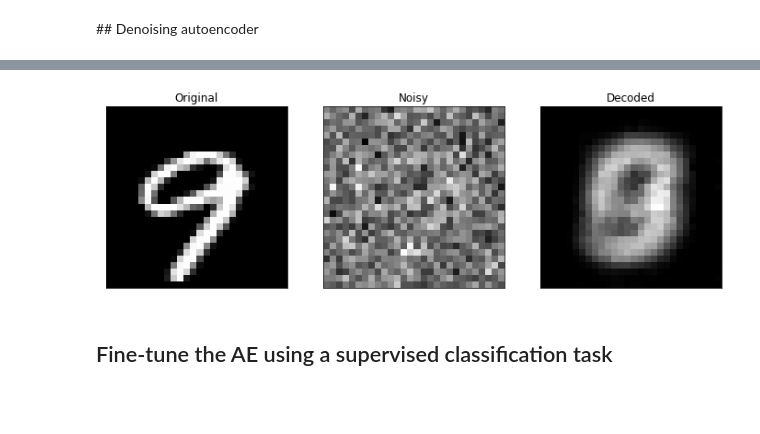
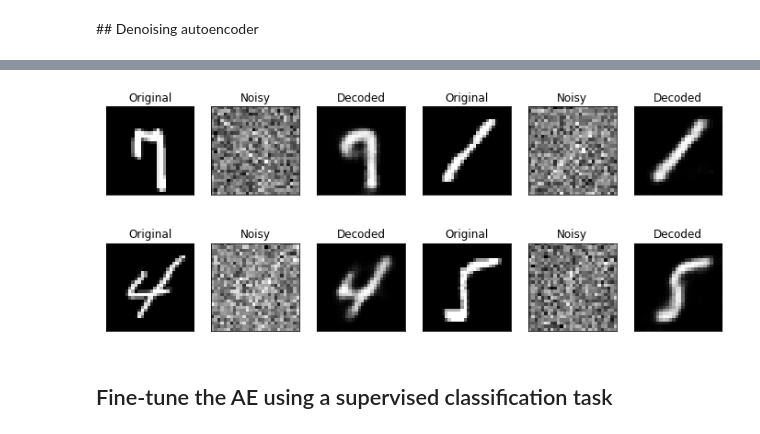
Before and after one commit to MattBortoletto/Neural-Networks-and-Deep-Learning, a Jupyter notebook: 02-Autoencoders/MatteoBortolettoHW2.ipynb, the cells around one changed output, grey strips where cells are left out. Drawn from its saved outputs; the diff is of its cells as text; code cells hidden in the pictures; blank space fills up the shorter version.

```diff
--- a/02-Autoencoders/MatteoBortolettoHW2.ipynb
+++ b/02-Autoencoders/MatteoBortolettoHW2.ipynb
@@ -414,7 +413,7 @@ encoded_space_dim = [4, 8, 16]
 num_epochs = [50, 100, 150]
 lr = [1e-2, 1e-3, 1e-4]
 decay = [1e-3, 1e-4, 1e-5]
-dropout = [0, 0.1, 0.2]
+dropout = [0]
 patience = [5]
 
 hyperparams = [encoded_space_dim, num_epochs, lr, decay, dropout, patience]
@@ -472,7 +475,7 @@ print('BEST PARAMETERS:', best_hp)
 ## Train with best parameters
 # %%
 # If you have trained the model, comment this cell
-best_hp = (8, 5, 1e-3, 1e-5, 0, 5)
+best_hp = (16, 150, 0.001, 1e-5, 0, 5)
 # %%
 # Check if the GPU is available
 device = torch.device("cuda") if torch.cuda.is_available() else torch.device("cpu")
@@ -715,7 +761,7 @@ def test_epoch(encoder, decoder, device, dataloader, loss_fn):
         val_loss = loss_fn(conc_out, conc_label)
     return val_loss.data
 # %%
-best_hp = (8, 5, 1e-3, 1e-5, 0, 5)
+best_hp = (16, 150, 0.001, 1e-5, 0, 5)
 # %%
 # Check if the GPU is available
 device = torch.device("cuda") if torch.cuda.is_available() else torch.device("cpu")
@@ -798,27 +844,54 @@ Test loss tensor(0.0611)
 # %%
-fig, ax = plt.subplots(1,3, figsize=(12,6))
-# Original
-img, label = random.choice(test_dataset)
-imgc = img[0]
-ax[0].imshow(np.array(imgc), cmap='gist_gray')
-ax[0].set_xticks([])
-ax[0].set_yticks([])
-ax[0].set_title('Original')
-# Noisy
-imgc += np.random.normal(0, 1, size=imgc.shape)
-ax[1].imshow(np.array(imgc), cmap='gist_gray')
-ax[1].set_xticks([])
-ax[1].set_yticks([])
-ax[1].set_title('Noisy')
-# Denoised
-encoder.eval()
-decoder.eval()
-img = img.unsqueeze(0).to(device)
-with torch.no_grad():
-    enc_img = encoder(img)
-    dec_img = decoder(enc_img)
-ax[2].imshow(np.array(dec_img.detach().cpu()[0][0]), cmap='gist_gray')
-ax[2].set_xticks([])
-ax[2].set_yticks([])
-ax[2].set_title('Decoded')
+fig, axs = plt.subplots(2, 6, figsize=(12,5))
+for ax in axs:
+    # Original
+    img, label = random.choice(test_dataset)
+    imgc = img[0]
+    ax[0].imshow(np.array(imgc), cmap='gist_gray')
+    ax[0].set_xticks([])
+    ax[0].set_yticks([])
+    ax[0].set_title('Original')
+    # Noisy
+    imgc += np.random.normal(0, 1, size=imgc.shape)
+    ax[1].imshow(np.array(imgc), cmap='gist_gray')
+    ax[1].set_xticks([])
+    ax[1].set_yticks([])
+    ax[1].set_title('Noisy')
+    # Denoised
+    encoder.eval()
+    decoder.eval()
+    img = img.unsqueeze(0).to(device)
+    with torch.no_grad():
+        enc_img = encoder(img)
+        dec_img = decoder(enc_img)
+    ax[2].imshow(np.array(dec_img.detach().cpu()[0][0]), cmap='gist_gray')
+    ax[2].set_xticks([])
+    ax[2].set_yticks([])
+    ax[2].set_title('Decoded')
+
+    img, label = random.choice(test_dataset)
+    imgc = img[0]
+    ax[3].imshow(np.array(imgc), cmap='gist_gray')
+    ax[3].set_xticks([])
+    ax[3].set_yticks([])
+    ax[3].set_title('Original')
+    # Noisy
+    imgc += np.random.normal(0, 1, size=imgc.shape)
+    ax[4].imshow(np.array(imgc), cmap='gist_gray')
+    ax[4].set_xticks([])
+    ax[4].set_yticks([])
+    ax[4].set_title('Noisy')
+    # Denoised
+    encoder.eval()
+    decoder.eval()
+    img = img.unsqueeze(0).to(device)
+    with torch.no_grad():
+        enc_img = encoder(img)
+        dec_img = decoder(enc_img)
+    ax[5].imshow(np.array(dec_img.detach().cpu()[0][0]), cmap='gist_gray')
+    ax[5].set_xticks([])
+    ax[5].set_yticks([])
+    ax[5].set_title('Decoded')
+
+plt.savefig('denoise.pdf', bbox_inches='tight')
 # %% [output]
@@ -826,3 +898,3 @@ Text(0.5, 1.0, 'Decoded')
-[figure, old version]
+[figure, new version]
 # %% [markdown]
 ## Fine-tune the AE using a supervised classification task
```
Also changed, not shown: parts of 51 cells of this notebook.
